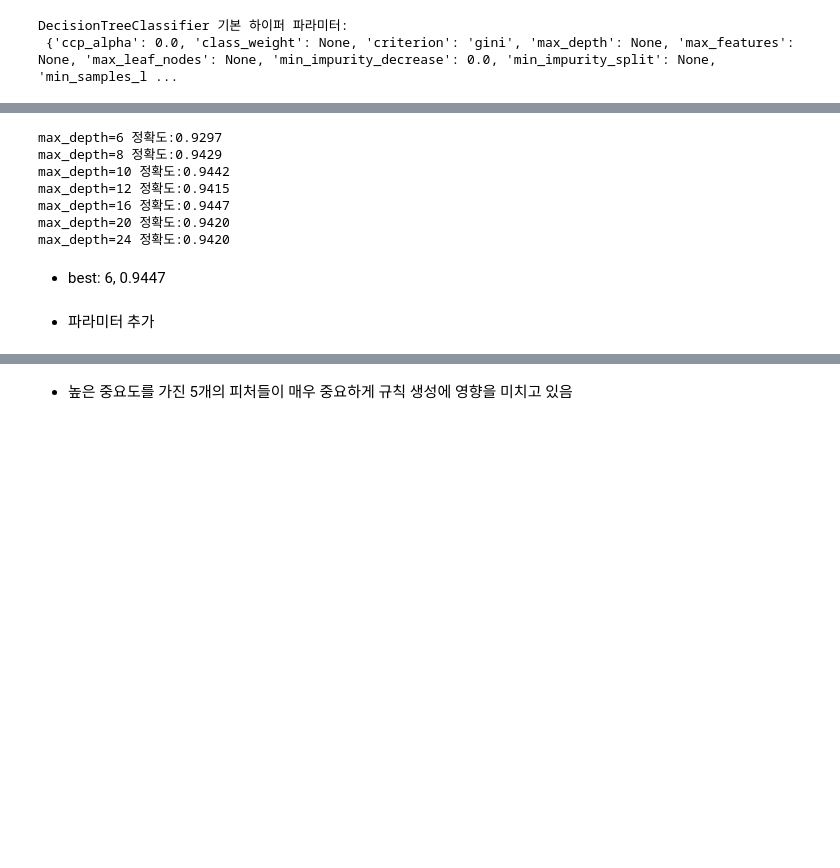
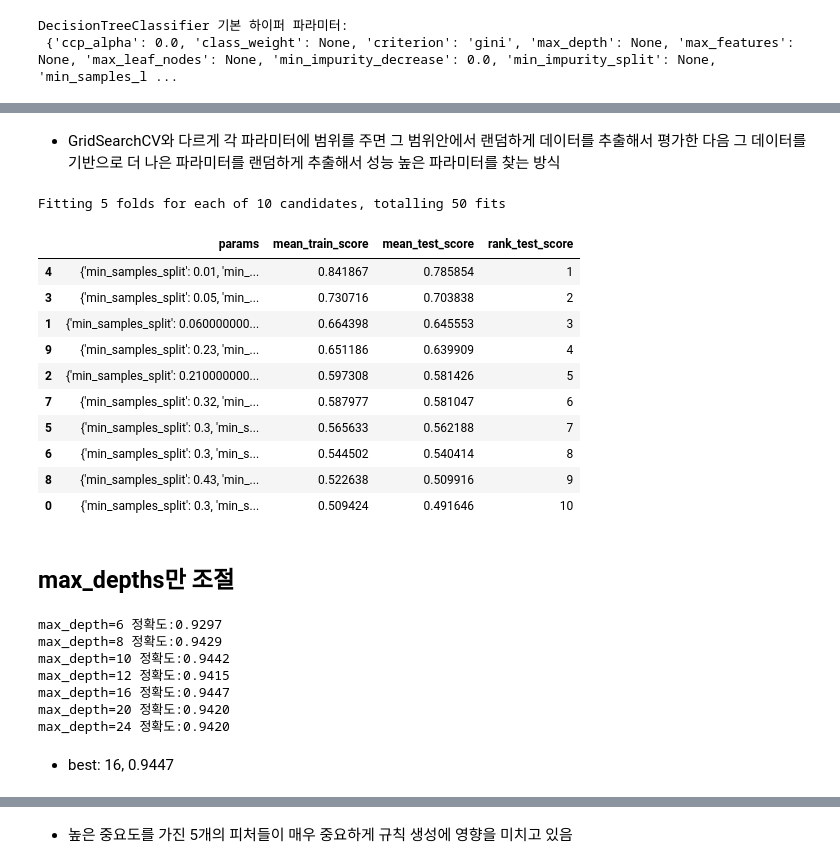
Before and after one commit to SungaHwang/ML_practice, a Jupyter notebook: DecisionTree_HumanActivityRecognition.ipynb, the cells around one changed output, grey strips where cells are left out. Saved outputs shown, nothing was run; the diff lists cells and outputs as text; code cells hidden in the pictures; blank space fills up the shorter version.

```diff
--- a/DecisionTree_HumanActivityRecognition.ipynb
+++ b/DecisionTree_HumanActivityRecognition.ipynb
@@ -178,0 +239,2 @@ cv_results_df[['param_max_depth', 'mean_test_score']]
+# %% [markdown]
+* GridSearchCV와 다르게 각 파라미터에 범위를 주면 그 범위안에서 랜덤하게 데이터를 추출해서 평가한 다음 그 데이터를 기반으로 더 나은 파라미터를 랜덤하게 추출해서 성능 높은 파라미터를 찾는 방식
@@ -179,3 +245,41 @@ cv_results_df[['param_max_depth', 'mean_test_score']]
+# %%
+df_clf3 = DecisionTreeClassifier().fit(X_train, y_train)
+df_clf3 = DecisionTreeClassifier().fit(X_train, y_train)
+random_param = {
+    'max_depth' : np.arange(1, 30),
+    'max_features' : np.arange(1, 11),
+    'min_samples_leaf' : np.arange(1, 20),
+    'min_samples_split' : np.arange(0.01, 0.5, 0.01)
+}
+# %%
+random_search_for_tree = RandomizedSearchCV(
+    df_clf3,
+    random_param,
+    return_train_score = True,
+    n_jobs = -1,
+    verbose = 2
+).fit(X_train, y_train)
+# %% [output]
+Fitting 5 folds for each of 10 candidates, totalling 50 fits
+# %%
+random_df = pd.DataFrame(random_search_for_tree.cv_results_)
+random_df.sort_values(by=['rank_test_score'], inplace=True)
+
+random_df[['params','mean_train_score', 'mean_test_score', 'rank_test_score']].head(10)
+# %% [output]
+|  | params | mean_train_score | mean_test_score | rank_test_score |
+| 4 | {'min_samples_split': 0.01, 'min_... | 0.841867 | 0.785854 | 1 |
+| 3 | {'min_samples_split': 0.05, 'min_... | 0.730716 | 0.703838 | 2 |
+| 1 | {'min_samples_split': 0.060000000... | 0.664398 | 0.645553 | 3 |
+| 9 | {'min_samples_split': 0.23, 'min_... | 0.651186 | 0.639909 | 4 |
+| 2 | {'min_samples_split': 0.210000000... | 0.597308 | 0.581426 | 5 |
+| 7 | {'min_samples_split': 0.32, 'min_... | 0.587977 | 0.581047 | 6 |
+| 5 | {'min_samples_split': 0.3, 'min_s... | 0.565633 | 0.562188 | 7 |
+| 6 | {'min_samples_split': 0.3, 'min_s... | 0.544502 | 0.540414 | 8 |
+| 8 | {'min_samples_split': 0.43, 'min_... | 0.522638 | 0.509916 | 9 |
+| 0 | {'min_samples_split': 0.3, 'min_s... | 0.509424 | 0.491646 | 10 |
+# %% [markdown]
+## max_depths만 조절
 # %%
 max_depths = [6,8,10,12,16,20,24]
 for depth in max_depths:
@@ -193,4 +297,4 @@ max_depth=16 정확도:0.9447
 max_depth=20 정확도:0.9420
 max_depth=24 정확도:0.9420
 # %% [markdown]
-* best: 6, 0.9447
+* best: 16, 0.9447
@@ -202,2 +300,0 @@ params = {
-# %% [markdown]
-* 파라미터 추가
```
Also changed, not shown: parts of 35 cells of this notebook.
